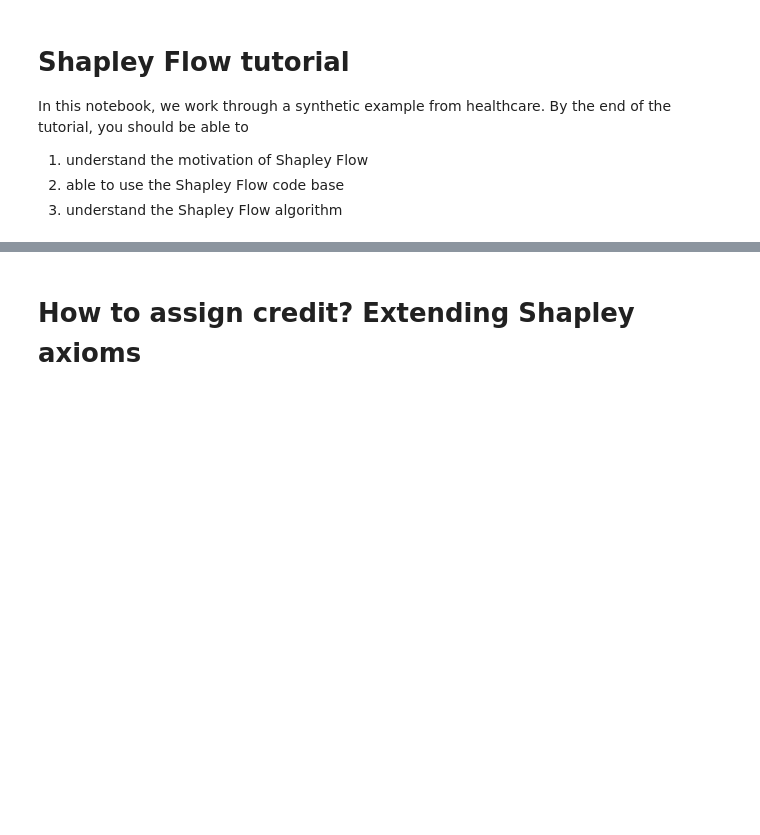
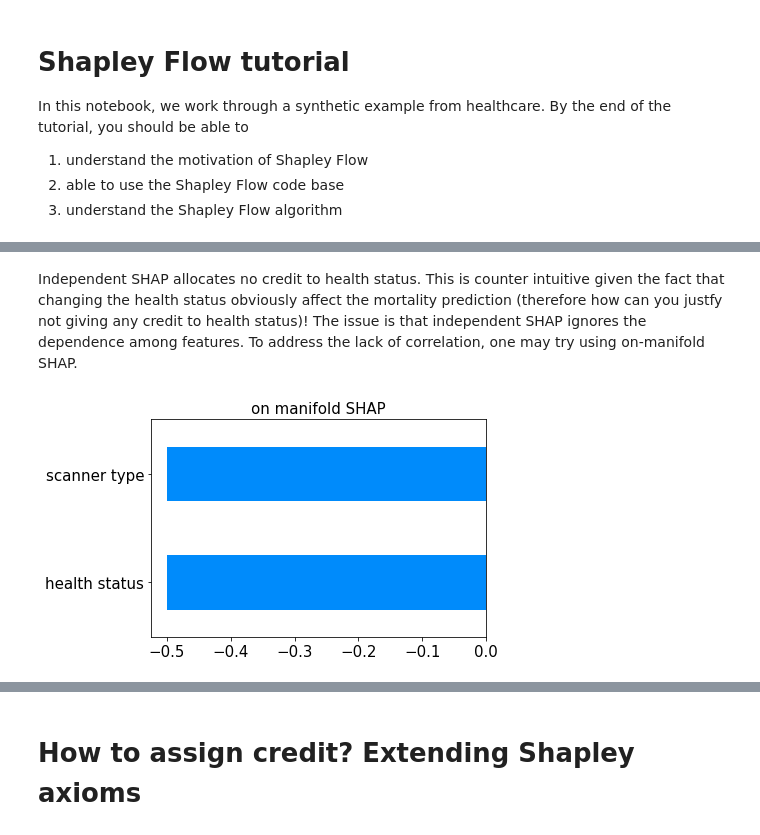
Before and after one commit to nathanwang000/Shapley-Flow, a Jupyter notebook: notebooks/tutorial.ipynb, the cells around one changed output, grey strips where cells are left out. Cells and saved outputs as stored; diff of their text form; code cells hidden in the pictures; blank space fills up the shorter version.

```diff
--- a/notebooks/tutorial.ipynb
+++ b/notebooks/tutorial.ipynb
@@ -87,0 +117,10 @@ cf.draw()
+# %% [markdown]
+Independent SHAP allocates no credit to health status. This is counter intuitive given the fact that changing the health status obviously affect the mortality prediction (therefore how can you justfy not giving any credit to health status)! The issue is that independent SHAP ignores the dependence among features. To address the lack of correlation, one may try using on-manifold SHAP.
+# %%
+# on manifold SHAP
+cf_ind = OnManifoldExplainer(f, pd.concat([bg, fg]), silent=True).shap_values(fg)
+cf_ind.draw(0) # show the person with index 0 (here we only have 1 person to explain)
+plt.title('on manifold SHAP', fontsize=15)
+plt.show()
+# %% [output]
+[figure, added]
```
Also changed, not shown: parts of 50 cells of this notebook, 3 other files.
